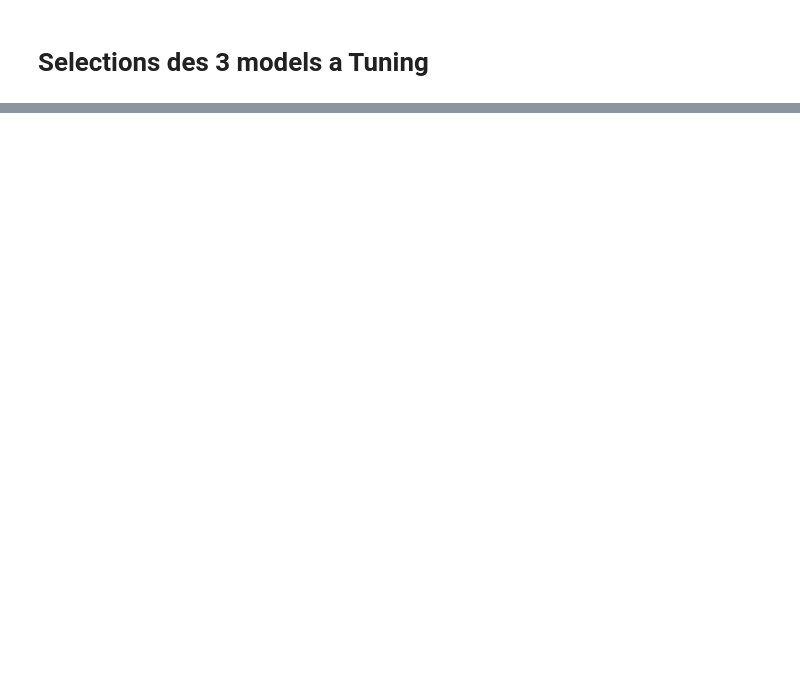
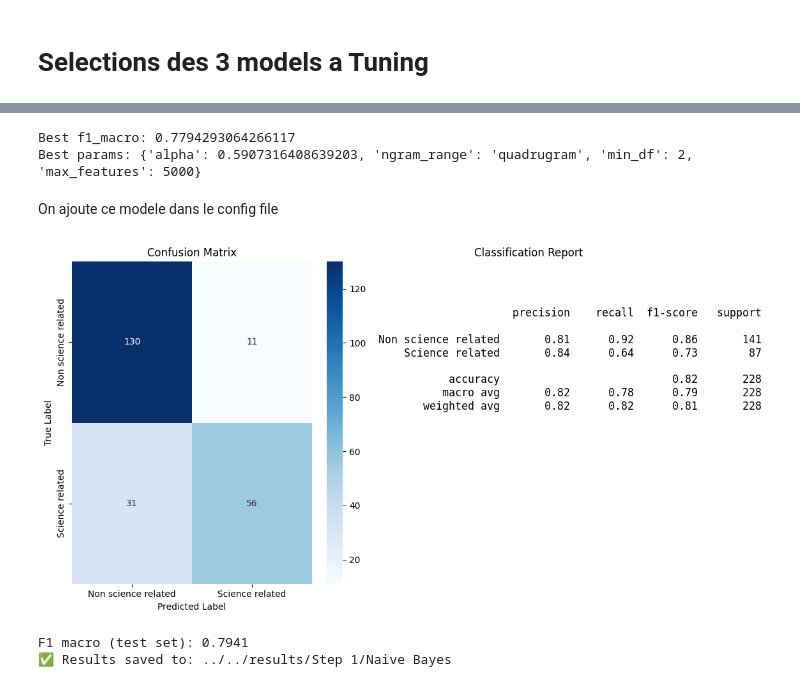
Before and after one commit to AllanDwyre/Scitweets, a Jupyter notebook: src/classification_2classe/sci_not_sci_classification.ipynb, the cells around one changed output, grey strips where cells are left out. Saved outputs shown, nothing was run; the diff lists cells and outputs as text; code cells hidden in the pictures; blank space fills up the shorter version.

```diff
--- a/src/classification_2classe/sci_not_sci_classification.ipynb
+++ b/src/classification_2classe/sci_not_sci_classification.ipynb
@@ -273,0 +353,47 @@ import utils.helper as helper
+# %%
+print("Best f1_macro:", study.best_value)
+print("Best params:", study.best_params)
+
+config.save_model("NB", study.best_params)
+# %% [output]
+Best f1_macro: 0.7794293064266117
+Best params: {'alpha': 0.5907316408639203, 'ngram_range': 'quadrugram', 'min_df': 2, 'max_features': 5000}
+# %% [markdown]
+On ajoute ce modele dans le config file
+# %%
+model = config.get_model("NB")
+vectorizer = model.get_vectorizer()
+
+text_col = "text"
+numerical_cols = X_train.select_dtypes(include='number').columns.tolist()
+
+preprocessor = ColumnTransformer(
+	transformers=[
+		("text", vectorizer, text_col),
+		("num", "passthrough", numerical_cols)
+	]
+)
+
+pipeline = Pipeline([
+	("preprocessor", preprocessor),
+	("classifier", MultinomialNB(alpha=model.get_config("alpha")))
+])
+
+pipeline.fit(X_train, y_train)
+y_pred = pipeline.predict(X_test)
+# %%
+fig = display_result(y_pred, y_test)
+
+get_score(y_test, y_pred)
+
+save_result(
+	title="Rapport du Naive Bayes avec BoW (3 eme essaie)",
+    description= f"Ce graphique montre le résultats hyperparamètrique avec optuna",
+    fig=fig,
+	output_dir = os.path.join(config.result_dir, "Step 1", "Naive Bayes"),
+	static_dir = config.static_dir
+)
+# %% [output]
+[figure, added]
+F1 macro (test set): 0.7941
+✅ Results saved to: ../../results/Step 1/Naive Bayes
```
Also changed, not shown: parts of 23 cells of this notebook, 17 other files.
